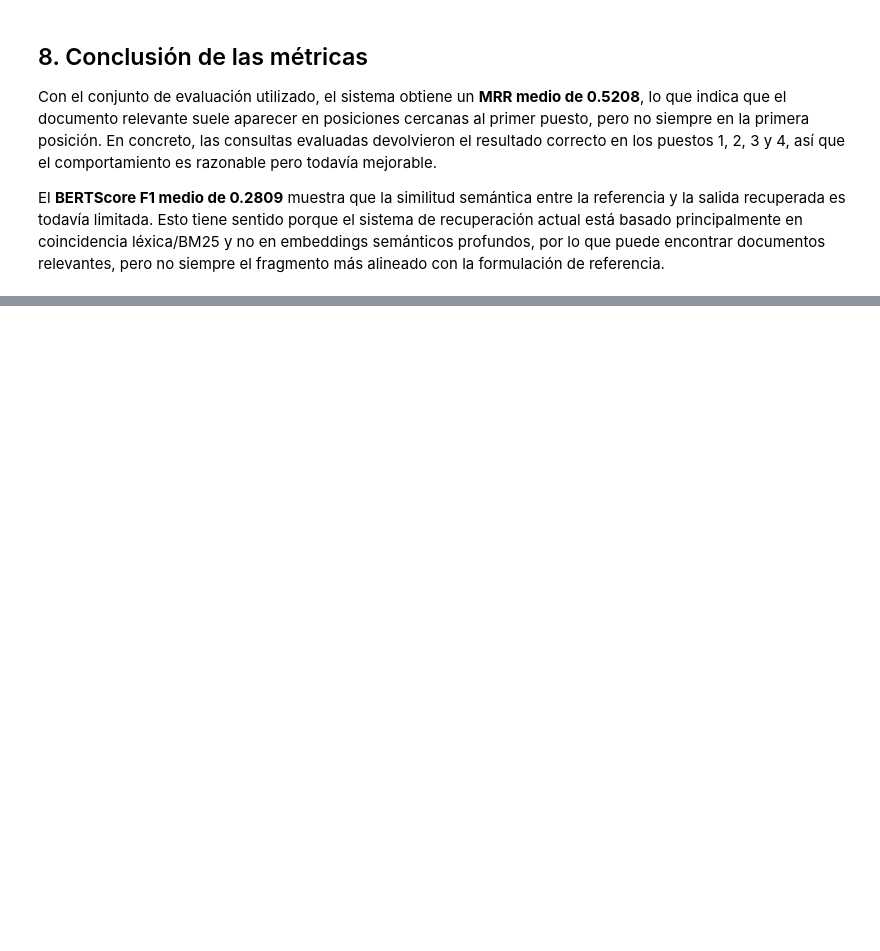
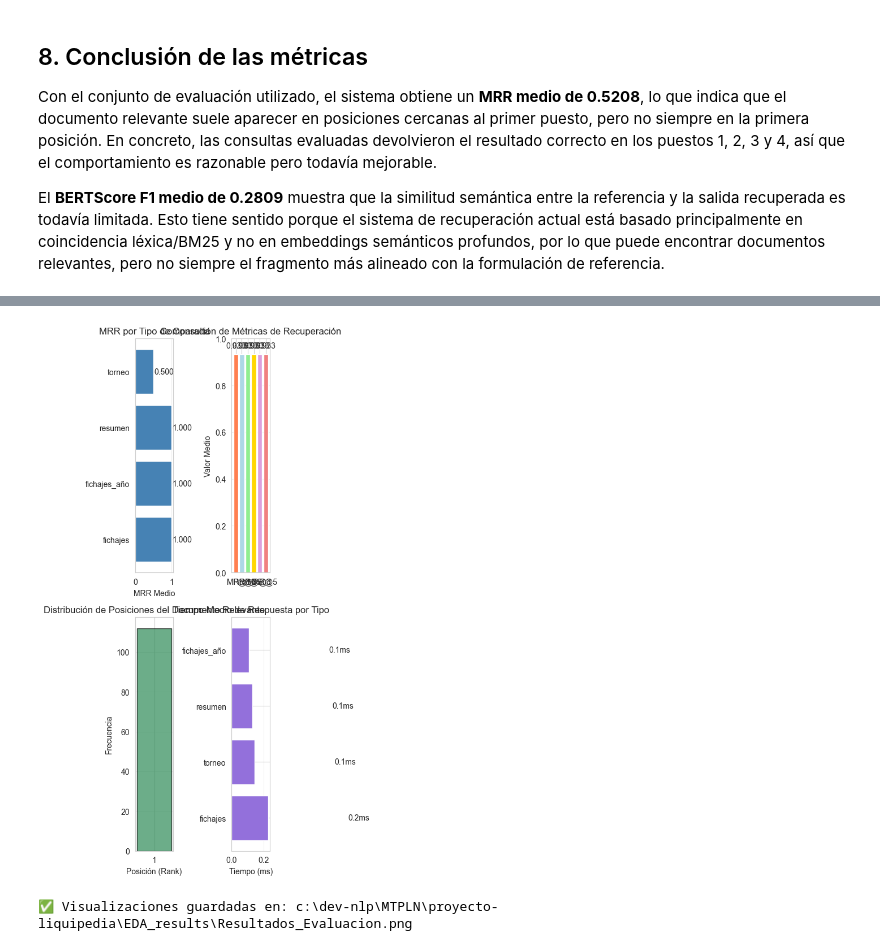
Before and after one commit to borjaocerin/MTPLN, a Jupyter notebook: proyecto-liquipedia/EDA_Analisis.ipynb, the cells around one changed output, grey strips where cells are left out. Cells and saved outputs as stored; diff of their text form; code cells hidden in the pictures; blank space fills up the shorter version.

```diff
--- a/proyecto-liquipedia/EDA_Analisis.ipynb
+++ b/proyecto-liquipedia/EDA_Analisis.ipynb
@@ -467,0 +822,60 @@ El **BERTScore F1 medio de 0.2809** muestra que la similitud semántica entre la
+# %%
+# Visualizaciones de resultados
+fig, axes = plt.subplots(2, 2, figsize=(14, 10))
+
+# 1. MRR por tipo de consulta
+type_mrr = results_df.groupby('type')['RR'].mean().sort_values(ascending=False)
+axes[0, 0].barh(type_mrr.index, type_mrr.values, color='steelblue')
+axes[0, 0].set_xlabel('MRR Medio')
+axes[0, 0].set_title('MRR por Tipo de Consulta')
+axes[0, 0].grid(axis='x', alpha=0.3)
+for i, v in enumerate(type_mrr.values):
+    axes[0, 0].text(v + 0.02, i, f'{v:.3f}', va='center')
+
+# 2. Distribución de métricas
+metrics_means = {
+    'MRR': results_df['RR'].mean(),
+    'P@1': results_df['P@1'].mean(),
+    'P@3': results_df['P@3'].mean(),
+    'P@5': results_df['P@5'].mean(),
+    'HR@3': results_df['HR@3'].mean(),
+    'HR@5': results_df['HR@5'].mean()
+}
+axes[0, 1].bar(metrics_means.keys(), metrics_means.values(), color=['coral', 'lightblue', 'lightgreen', 'gold', 'plum', 'lightcoral'])
+axes[0, 1].set_ylabel('Valor Medio')
+axes[0, 1].set_title('Comparación de Métricas de Recuperación')
+axes[0, 1].set_ylim([0, 1.0])
+axes[0, 1].grid(axis='y', alpha=0.3)
+for i, (k, v) in enumerate(metrics_means.items()):
+    axes[0, 1].text(i, v + 0.02, f'{v:.3f}', ha='center', va='bottom')
+
+# 3. Distribución de ranks
+rank_counts = results_df[results_df['rank'] != 'N/A']['rank'].value_counts().sort_index()
+axes[1, 0].bar(rank_counts.index.astype(str), rank_counts.values, color='seagreen', edgecolor='black', alpha=0.7)
+axes[1, 0].set_xlabel('Posición (Rank)')
+axes[1, 0].set_ylabel('Frecuencia')
+axes[1, 0].set_title('Distribución de Posiciones del Documento Relevante')
+axes[1, 0].grid(axis='y', alpha=0.3)
+
+# 4. Tiempo de respuesta por tipo de consulta
+type_time = results_df.groupby('type')['response_time'].mean().sort_values(ascending=False) * 1000
+axes[1, 1].barh(type_time.index, type_time.values, color='mediumpurple')
+axes[1, 1].set_xlabel('Tiempo (ms)')
+axes[1, 1].set_title('Tiempo Medio de Respuesta por Tipo')
+axes[1, 1].grid(axis='x', alpha=0.3)
+for i, v in enumerate(type_time.values):
+    axes[1, 1].text(v + 0.5, i, f'{v:.1f}ms', va='center')
+
+plt.tight_layout()
+
+# Crear carpeta de resultados si no existe
+results_dir = project_root / 'EDA_results'
+results_dir.mkdir(exist_ok=True)
+
+plt.savefig(str(results_dir / 'Resultados_Evaluacion.png'), dpi=150, bbox_inches='tight')
+plt.show()
+
+print(f"\n✅ Visualizaciones guardadas en: {results_dir / 'Resultados_Evaluacion.png'}")
+# %% [output]
+[figure, added]
+✅ Visualizaciones guardadas en: c:\dev-nlp\MTPLN\proyecto-liquipedia\EDA_results\Resultados_Evaluacion.png
```
Also changed, not shown: parts of 20 cells of this notebook, 3 other files.
